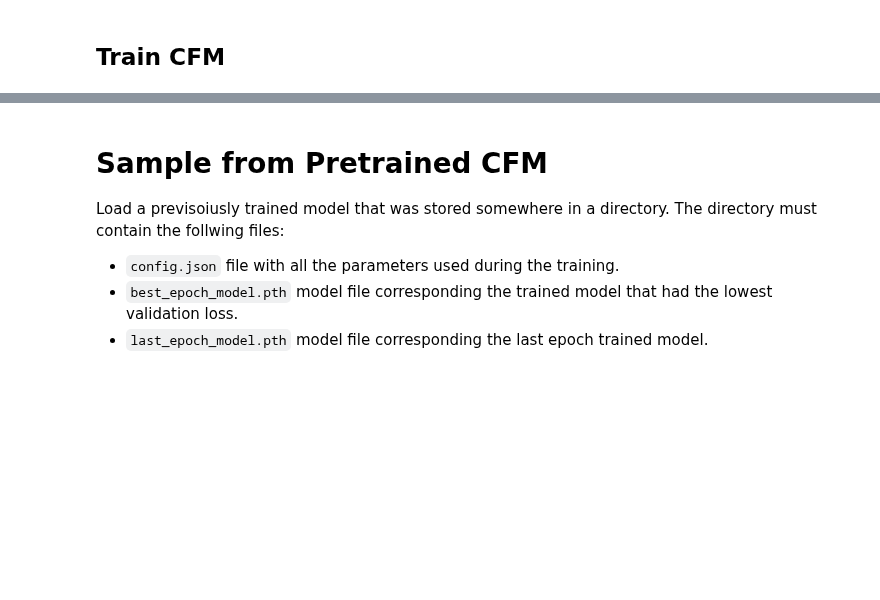
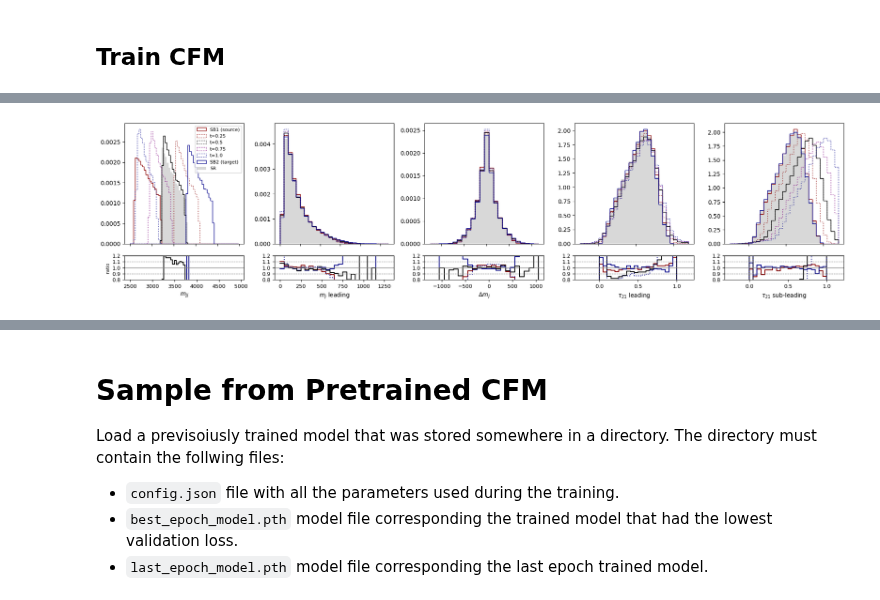
Before and after one commit to dfaroughy/DynGenModels, a Jupyter notebook: experiments/LHCO_olympics/lhco.ipynb, the cells around one changed output, grey strips where cells are left out. Drawn from its saved outputs; the diff is of its cells as text; code cells hidden in the pictures; blank space fills up the shorter version.

```diff
--- a/experiments/LHCO_olympics/lhco.ipynb
+++ b/experiments/LHCO_olympics/lhco.ipynb
@@ -61,13 +113,14 @@ from DynGenModels.models.deep_nets import MLP
 from DynGenModels.dynamics.cnf.condflowmatch import OptimalTransportFlowMatching
 from DynGenModels.trainer.trainer import DynGenModelTrainer
 
-lhco = LHCOlympicsHighLevelDataset(configs)
-cfm = DynGenModelTrainer(dynamics = OptimalTransportFlowMatching(configs),
+lhco_backward = LHCOlympicsHighLevelDataset(configs, exchange_target_with_source=True)
+cfm_backward = DynGenModelTrainer(dynamics = OptimalTransportFlowMatching(configs),
                          model = MLP(configs),
-                         dataloader = LHCOlympicsDataLoader(lhco, configs),
+                         dataloader = LHCOlympicsDataLoader(lhco_backward, configs),
                          configs = configs)
+
 
 #...train model:
 
-cfm.train()
+cfm_backward.train()
 # %% [output]
@@ -106,11 +142,9 @@ INFO: train size: 75000, validation size: 25000, testing sizes: 25000
 from DynGenModels.pipelines.SamplingPipeline import FlowMatchPipeline
 from DynGenModels.datamodules.lhco.dataprocess import PreProcessLHCOlympicsHighLevelData, PostProcessLHCOlympicsHighLevelData
 
-pipeline = FlowMatchPipeline(trained_model=cfm,
+pipeline_backward = FlowMatchPipeline(trained_model=cfm_backward,
                              configs=configs,
-                             preprocessor= PreProcessLHCOlympicsHighLevelData,
-                             postprocessor= PostProcessLHCOlympicsHighLevelData,
                              best_epoch_model=True)
 
-pipeline.generate_samples(input_source=lhco.source)
+pipeline_backward.generate_samples(input_source=lhco_backward.target)
 # %% [output]
@@ -211,0 +152,12 @@ plt.legend(fontsize=6)
+# %%
+from utils import plot_interpolation
+
+plot_interpolation(lhco_backward,
+                    pipeline_backward,
+                    figsize=(18,4.5),
+                    mass_window=[configs.cuts_sideband_low['mjj'][1], configs.cuts_sideband_high['mjj'][0]],
+                    bins=[(2500, 5000, 40), (0, 1400, 50), (-1250, 1250, 100), (-0.25, 1.25, 0.05), (-0.25, 1.25, 0.05)],
+                    log=False,
+                    density=True)
+# %% [output]
+[figure, added]
```
Also changed, not shown: parts of 13 cells of this notebook, 4 other files.
